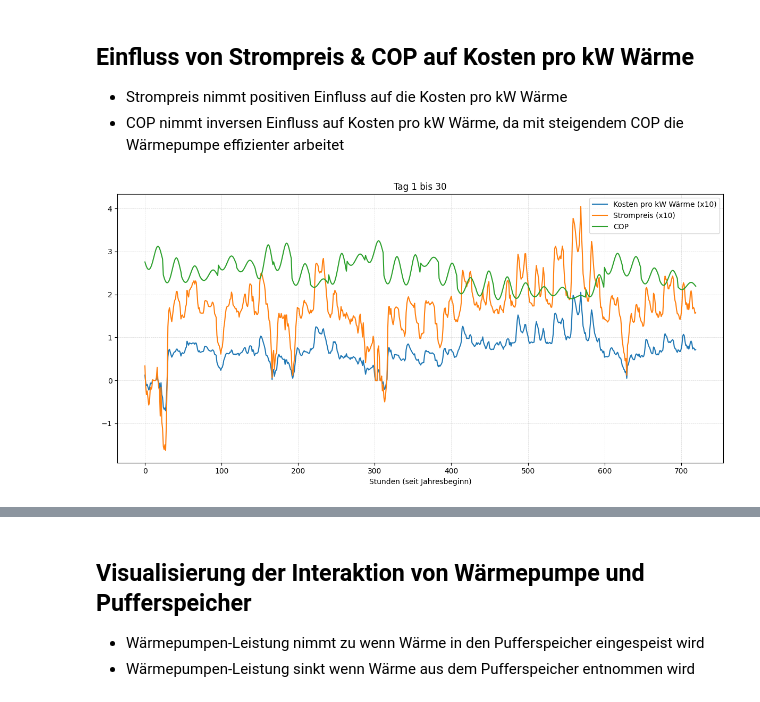
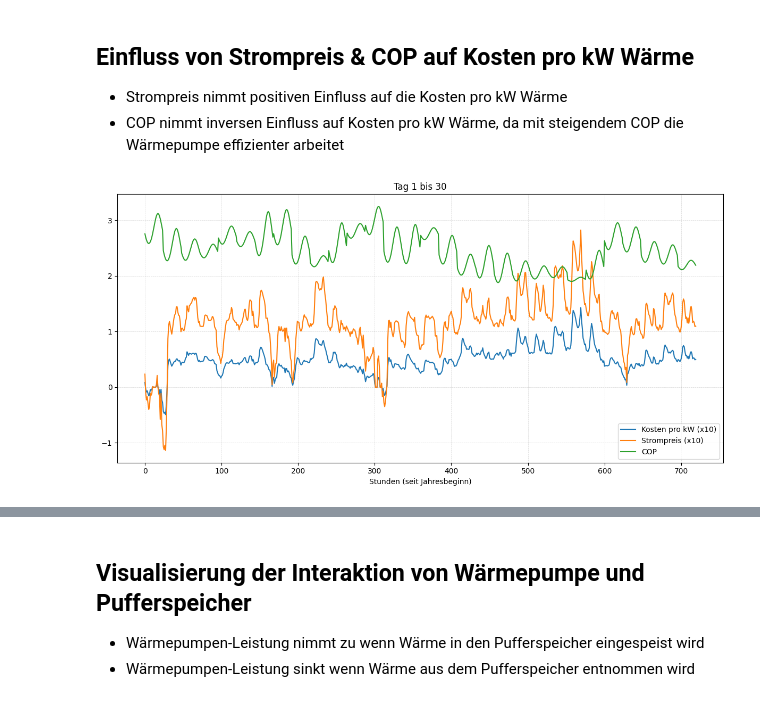
Before and after one commit to Julian3721/heatpump-operation-optimization, a Jupyter notebook: main.ipynb, the cells around one changed output, grey strips where cells are left out. Drawn from its saved outputs; the diff is of its cells as text; code cells hidden in the pictures.

```diff
--- a/main.ipynb
+++ b/main.ipynb
@@ -354,7 +354,7 @@ def fetch_electricity_prices(year):
         day_ahead_prices = client.query_day_ahead_prices('DE_LU', start=start, end=end)
         day_ahead_prices_df = day_ahead_prices.reset_index()
         day_ahead_prices_df.columns = ['Datum_Uhrzeit', 'Day_ahead_prices']
-        day_ahead_prices_df['Strompreis'] = (day_ahead_prices_df['Day_ahead_prices'] / 1000) / 0.3
+        day_ahead_prices_df['Strompreis'] = (day_ahead_prices_df['Day_ahead_prices'] / 1000) / 0.43
         day_ahead_prices_df.drop(columns=['Day_ahead_prices'], axis=1, inplace=True)
         return day_ahead_prices_df
     except Exception as e:
@@ -745,27 +763,28 @@ c_t = [strompreis / cop for strompreis, cop in zip(Strompreise, COP)]
 # %%
 # Datenvorbereitung
 df_2019["COP"] = COP
 df_2019["Kosten pro kW Wärme"] = c_t
-df_2019["Kosten pro kW Wärme (x10)"] = df_2019["Kosten pro kW Wärme"] * 10
+df_2019["Kosten pro kW (x10)"] = df_2019["Kosten pro kW Wärme"] * 10
 df_2019["Strompreis (x10)"] = df_2019["Strompreis"] * 10
 df_2019["Fixer Strompreis"] = c_pur
 
 # Input gewünschter Zeitraum
 day = 1
 days = 30
 
 if days == 1: day_safe = f"Tag {day}"
 else: day_safe = f"Tag {day} bis {day + days - 1}"
 
 figure, (ax1) = plt.subplots(1, figsize=(12, 6))
-df_2019[(day - 1) * 24:((day - 1) * 24) + days * 24 ][["Kosten pro kW Wärme (x10)", "Strompreis (x10)", "COP"]].plot(ax=ax1)
+df_2019[(day - 1) * 24:((day - 1) * 24) + days * 24 ][["Kosten pro kW (x10)", "Strompreis (x10)", "COP"]].plot(ax=ax1)
+labels = ["Kosten pro kWh (x10)", "Strompreis in Euro (x10)", "Leistungszahl (COP)"]
 ax1.set_xlabel("Stunden (seit Jahresbeginn)")
 ax1.set_title(day_safe)
 ax1.grid(True, linestyle='--', alpha=0.5, linewidth=0.5)
 
 plt.tight_layout()
 plt.show()
 # %% [output]
-[figure, old version]
+[figure, new version]
 # %% [markdown]
 # Aufstellung des Optimierungsproblems
```
Also changed, not shown: parts of 16 cells of this notebook.
